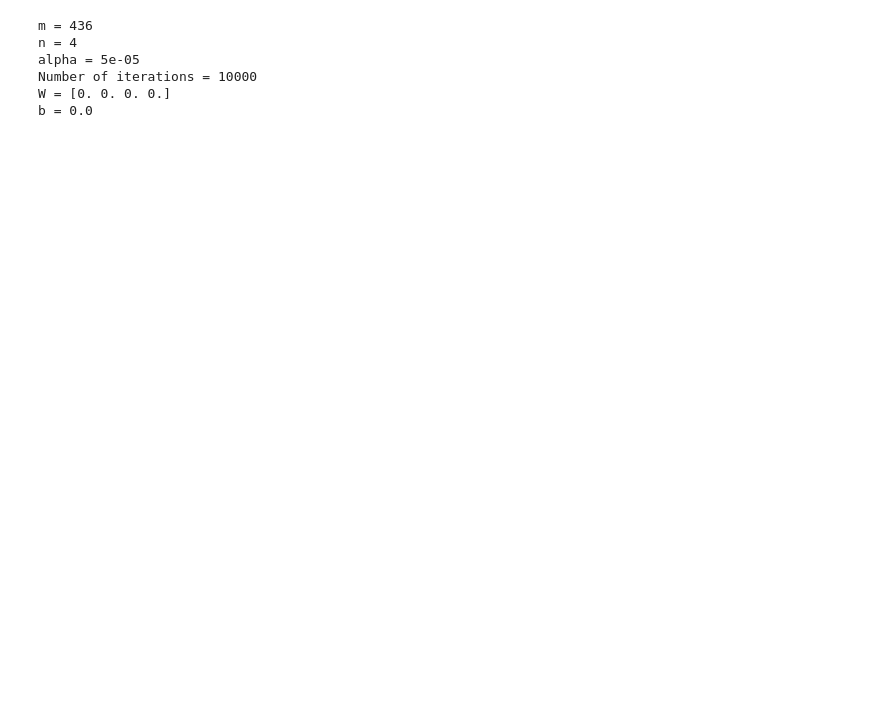
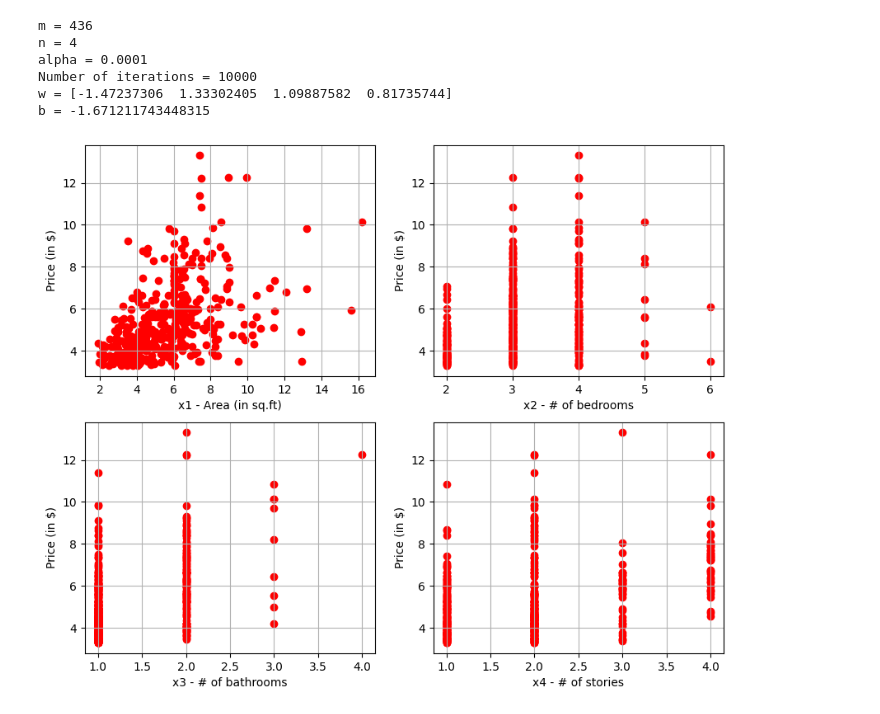
Before and after one commit to mkbworks/csen240, a Jupyter notebook: housing-price/ML_HP_MF.ipynb, the cells around one changed output. Saved outputs shown, nothing was run; the diff lists cells and outputs as text; code cells hidden in the pictures; blank space fills up the shorter version.

```diff
--- a/housing-price/ML_HP_MF.ipynb
+++ b/housing-price/ML_HP_MF.ipynb
@@ -25,7 +25,7 @@ def compute_gradient(x, y, w, b):
 dp = DataProcessing()
 xi, yi = dp.get_training_data("ML_HP_MF")
 (m, n) = xi.shape
-alpha = 0.00005
+alpha = 0.0001
 epoch = 10000
 w = np.random.randn(n)
 b = np.random.randn()
@@ -38,7 +38,30 @@ print(f"b = {b}")
 # %% [output]
 m = 436
 n = 4
-alpha = 5e-05
+alpha = 0.0001
 Number of iterations = 10000
-W = [0. 0. 0. 0.]
-b = 0.0
+w = [-1.47237306  1.33302405  1.09887582  0.81735744]
+b = -1.671211743448315
+# %%
+fig, axs = plt.subplots(nrows=2, ncols=2, figsize=(10, 8))
+axs[0, 0].scatter(xi[:,0], yi, c='r')
+axs[0, 0].set_xlabel("x1 - Area (in sq.ft)")
+axs[0, 0].set_ylabel("Price (in $)")
+axs[0, 0].grid()
+
+axs[0, 1].scatter(xi[:,1], yi, c='r')
+axs[0, 1].set_xlabel("x2 - # of bedrooms")
+axs[0, 1].set_ylabel("Price (in $)")
+axs[0, 1].grid()
+
+axs[1, 0].scatter(xi[:,2], yi, c='r')
+axs[1, 0].set_xlabel("x3 - # of bathrooms")
+axs[1, 0].set_ylabel("Price (in $)")
+axs[1, 0].grid()
+
+axs[1, 1].scatter(xi[:,3], yi, c='r')
+axs[1, 1].set_xlabel("x4 - # of stories")
+axs[1, 1].set_ylabel("Price (in $)")
+axs[1, 1].grid()
+# %% [output]
+[figure, added]
```
Also changed, not shown: parts of 4 cells of this notebook.
